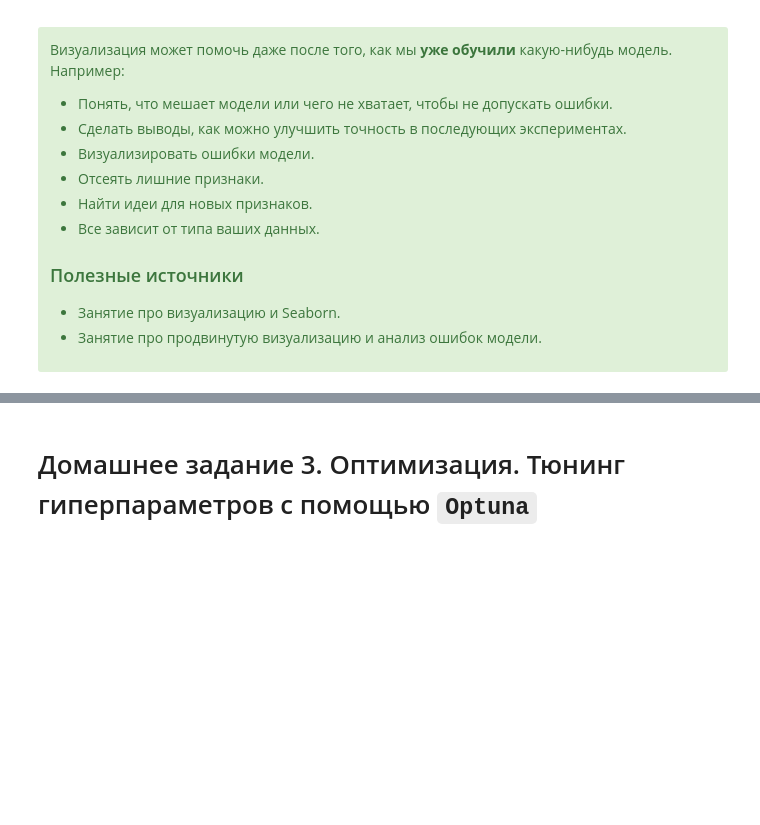
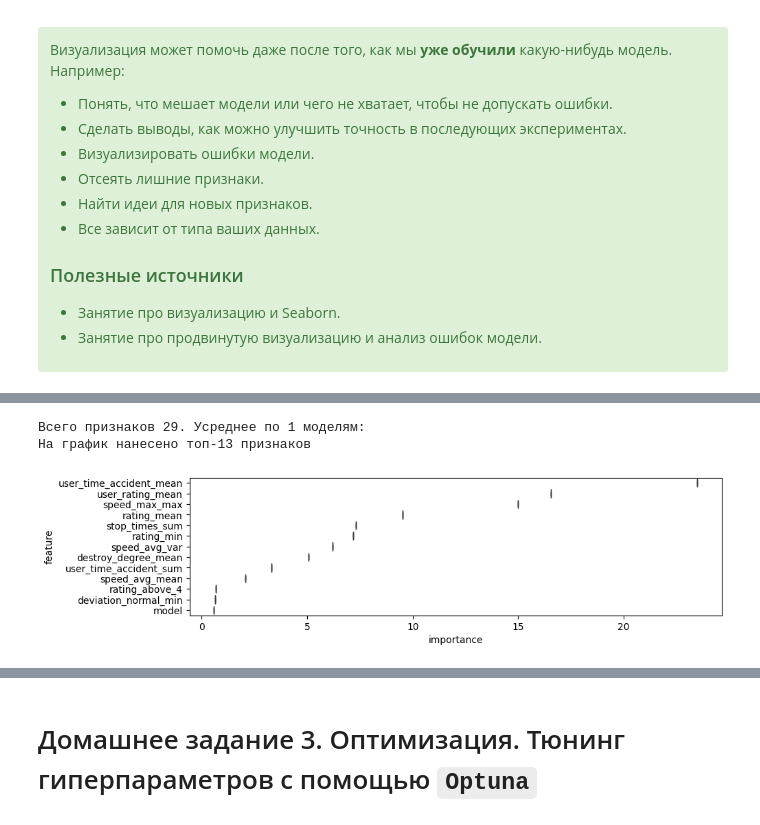
Before and after one commit to savspit/mipt_competitive_ds, a Jupyter notebook: shestakov_anton_vladimirovich.ipynb, the cells around one changed output, grey strips where cells are left out. Saved outputs shown, nothing was run; the diff lists cells and outputs as text; code cells hidden in the pictures; blank space fills up the shorter version.

```diff
--- a/shestakov_anton_vladimirovich.ipynb
+++ b/shestakov_anton_vladimirovich.ipynb
@@ -492,0 +617,19 @@ print('Целевые переменные', targets)
+# %%
+X = train[filtered_features].drop(targets, axis=1, errors="ignore")
+y = train["target_class"]
+X_train, X_test, y_train, y_test = train_test_split(X, y, test_size=0.2, random_state=42)
+# %%
+clf = CatBoostClassifier(iterations=100,
+                         thread_count=-1,
+                         random_seed=42,
+                         cat_features=cat_features)
+
+clf.fit(
+    X_train,
+    y_train,
+    eval_set=(X_test, y_test),
+    verbose=200,
+    use_best_model=True,
+    plot=False,
+    early_stopping_rounds=50,
+)
@@ -538,0 +765,37 @@ print('Целевые переменные', targets)
+# %%
+def plot_importance(df, best_model, height = 0.2, top_n=50):
+
+    fi = pd.DataFrame(index=df.columns, columns=[])
+    for i, m in enumerate(best_model):
+        fi[f"m_{i}"] = m.get_feature_importance()
+
+    fi = fi.stack().reset_index().iloc[:, [0, 2]]  # .to_frame()
+    fi.columns = ["feature", "importance"]
+
+    cols_ord = list(fi.groupby("feature")["importance"].mean().sort_values(ascending=False).index)
+
+    print("Всего признаков {}. Усреднее по {} моделям: ".format(len(cols_ord), len(best_model)))
+    cols_ord = cols_ord[:top_n]
+
+    fi = fi[fi["feature"].isin(cols_ord)]
+
+    plt.figure(figsize=(10, len(cols_ord) * height))
+    b = sns.boxplot(data=fi, y="feature", x="importance", orient="h", order=cols_ord)
+
+    print("На график нанесено топ-{} признаков".format(top_n))
+    return (
+        fi.groupby(by=["feature"], as_index=False)["importance"]
+        .mean()
+        .sort_values(by="importance", ascending=False))
+
+
+df_feats_imp = plot_importance(
+    train[filtered_features].drop(targets, axis=1, errors="ignore"),
+    best_model = [clf],
+    height = 0.20,
+    top_n=13,
+)
+# %% [output]
+Всего признаков 29. Усреднее по 1 моделям:
+На график нанесено топ-13 признаков
+[figure, added]
```
Also changed, not shown: parts of 40 cells of this notebook.
